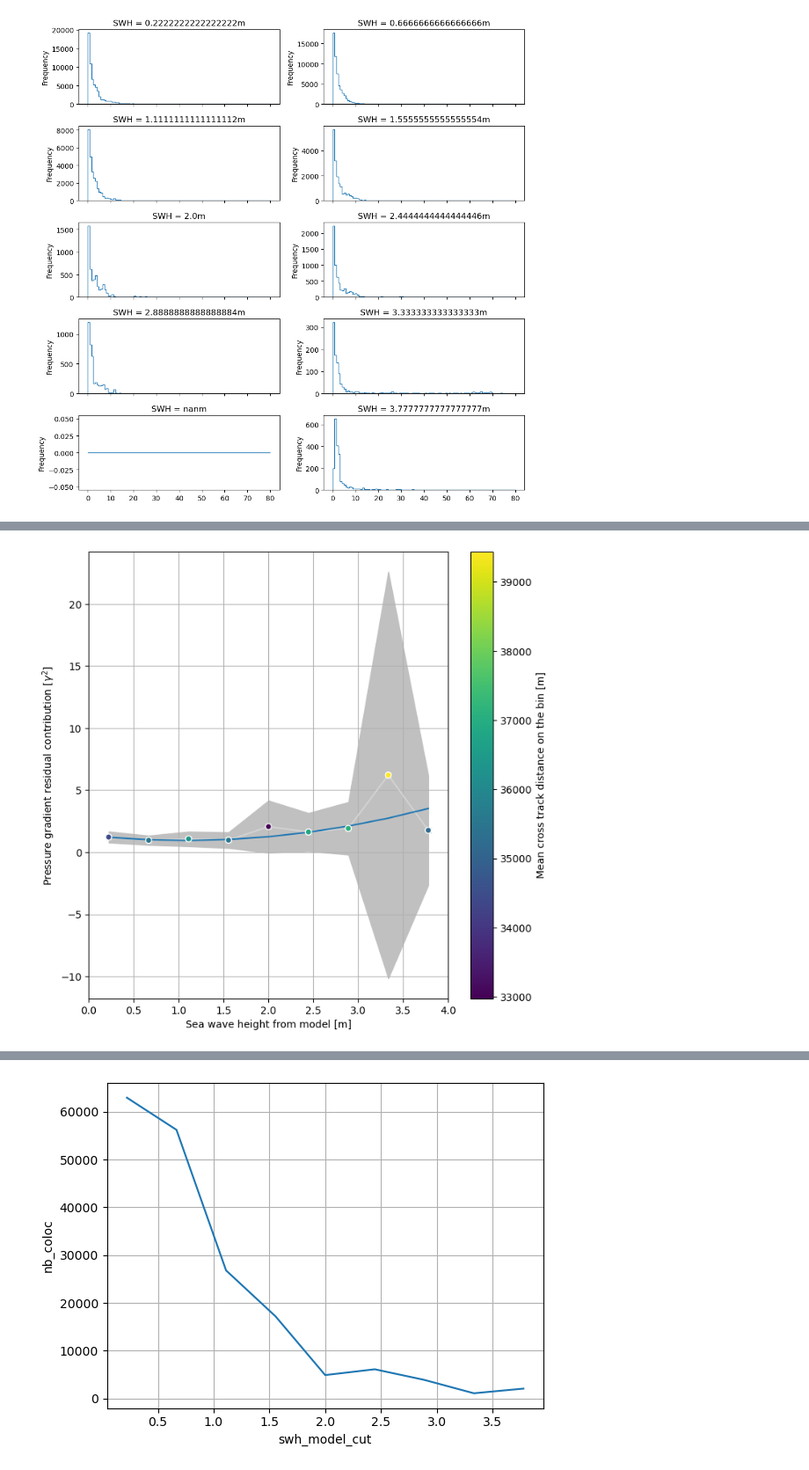
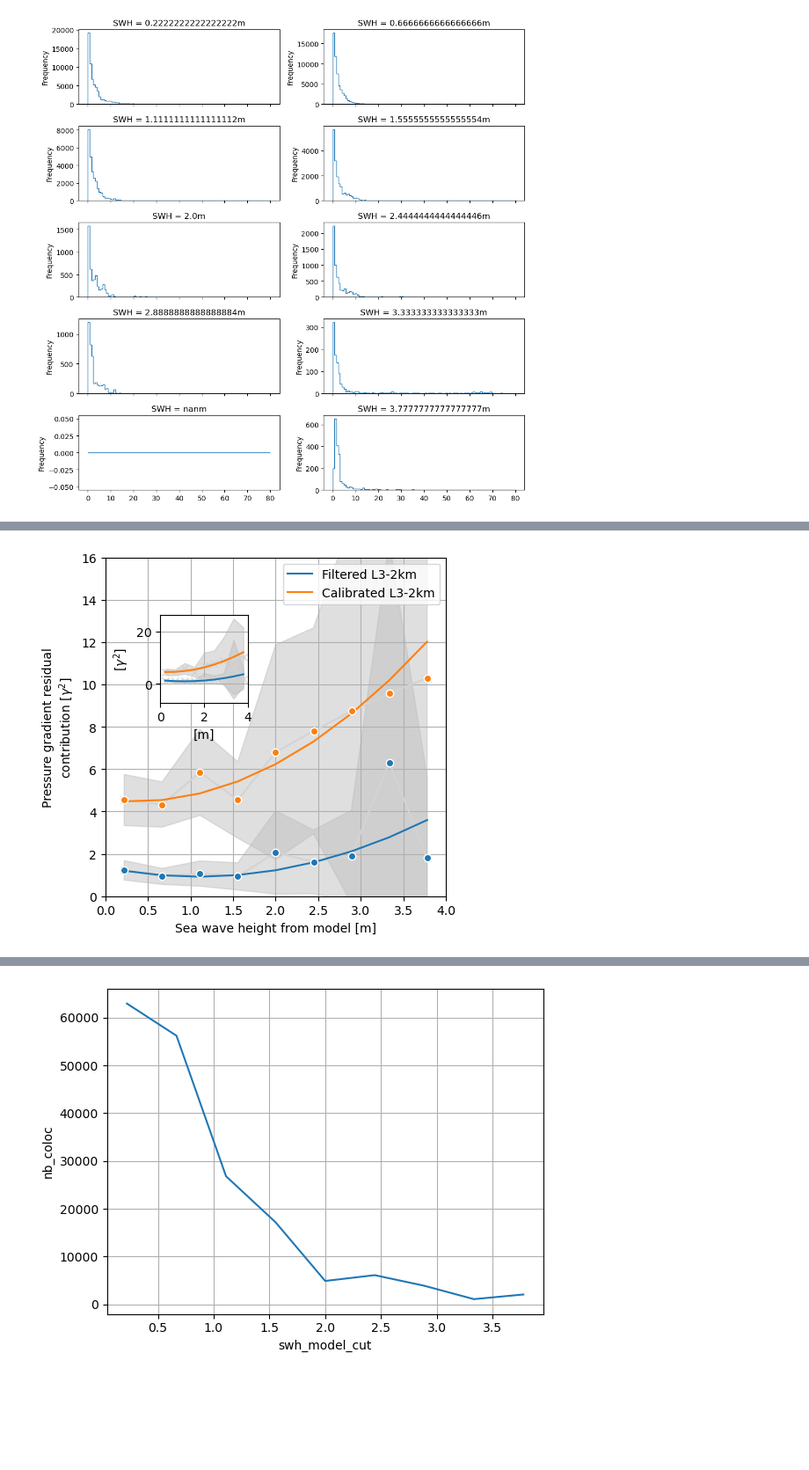
Before and after one commit to margot-demol/med_analysis, a Jupyter notebook: 10_swot_capabilities_diags/22_seastate_duacs.ipynb, the cells around one changed output, grey strips where cells are left out. Shown at 88% size. Cells and saved outputs as stored; diff of their text form; code cells hidden in the pictures; blank space fills up the shorter version.

Commit message:
update figures for manuscript

```diff
--- a/10_swot_capabilities_diags/22_seastate_duacs.ipynb
+++ b/10_swot_capabilities_diags/22_seastate_duacs.ipynb
@@ -209,7 +214,7 @@ def plot_join_pdfs(ds, x, y, binx=100, biny=100):
     ax_histx.set_xlabel('')
     fig.tight_layout(rect=[0, 0, 1, 1])  # left, bottom, right, top (default is 0,0,1,1)
 # %%
-dfr = DSr.to_dataframe().reset_index().set_index('row_number')
+dfr = DSr.isel(id_comb=0).to_dataframe().reset_index().set_index('row_number')
 dfs = pd.read_csv(os.path.join(zarr_dir, 'coloc_files', 'alti',f'alticoloc_{alti_product_key}_general_'+colocs_sources+'.csv')).set_index('row_number')
 dfs['abs_cross_track_distance'] = abs(dfs['cross_track_distance'])
 
@@ -217,6 +222,14 @@ dfrr = pd.concat([dfs[['swh_model', 'abs_cross_track_distance', 'ssh_karin_uncer
 
 dss = dfrr.to_xarray()
 #plot_join_pdfs(dss, 'swh_model', 'abs_cross_track_distance', binx=100, biny=100)
+# %%
+dfr = DSr.isel(id_comb=1).to_dataframe().reset_index().set_index('row_number')
+dfs = pd.read_csv(os.path.join(zarr_dir, 'coloc_files', 'alti',f'alticoloc_{alti_product_key}_general_'+colocs_sources+'.csv')).set_index('row_number')
+dfs['abs_cross_track_distance'] = abs(dfs['cross_track_distance'])
+
+dfrrc = pd.concat([dfs[['swh_model', 'abs_cross_track_distance', 'ssh_karin_uncert']], dfr], axis=1).dropna()
+
+dssc = dfrrc.to_xarray()
 # %%
 fig, ax = plt.subplots(1,1, figsize = (2, 6), frameon=False)
 dfrr[dfrr.time_to_swot/pd.Timedelta('1h')<3].swh_model.hist(ax=ax, bins=20)
@@ -345,6 +345,16 @@ dfswh['swh_model_cut'] = pd.cut(dfswh['swh_model'], swh_dist_bins, labels=(swh_d
 dsswh = compute_variance_groupby(dfswh, groupby = 'swh_model_cut', dirname = ('x', 'y'), compute_error =compute_error, vars_errors = ['Ex_ggd', 'Ey_ggd'] )
 dsswh['meanbin_abs_cross_track_distance'] = dfswh.groupby('swh_model_cut', observed=False).abs_cross_track_distance.mean().dropna().to_xarray()
 dsswh = dsswh.where(dsswh.nb_coloc>0).dropna('swh_model_cut')
+
+compute_error = 'centrallimit'
+#compute_error = 'bootstrap'
+
+dfswhc = dfrrc[(dfrrc.abs_cross_track_distance>20e3) & (dfrrc.abs_cross_track_distance<50e3)]
+swh_dist_bins = np.linspace(0, 4, 10)
+dfswhc['swh_model_cut'] = pd.cut(dfswhc['swh_model'], swh_dist_bins, labels=(swh_dist_bins[1:] + swh_dist_bins[:-1])/2)
+dsswhc = compute_variance_groupby(dfswhc, groupby = 'swh_model_cut', dirname = ('x', 'y'), compute_error =compute_error, vars_errors = ['Ex_ggd', 'Ey_ggd'] )
+dsswhc['meanbin_abs_cross_track_distance'] = dfswhc.groupby('swh_model_cut', observed=False).abs_cross_track_distance.mean().dropna().to_xarray()
+dsswhc = dsswhc.where(dsswhc.nb_coloc>0).dropna('swh_model_cut')
 # %% [output]
 A value is trying to be set on a copy of a slice from a DataFrame.
 Try using .loc[row_indexer,col_indexer] = value instead
@@ -429,20 +479,81 @@ URLError: <urlopen error [Errno 101] Network is unreachable>
 # %%
 plt.rcParams["axes.edgecolor"] = "k"
-fig, ax = plt.subplots(1, 1, figsize=(8,8), frameon=False)
+fig, ax2 = plt.subplots(1, 1, figsize=(5,5), frameon=False)
+# These are in unitless percentages of the figure size. (0,0 is bottom left)
+left, bottom, width, height = [0.25, 0.55, 0.2, 0.2]
+ax = fig.add_axes([left, bottom, width, height])
+
+
+##INSET##
+
 dsswh['E_ggd'] = dsswh.Ex_ggd + dsswh.Ey_ggd
 dsswh['er__E_ggd'] = dsswh.er__Ex_ggd + dsswh.er__Ey_ggd
 dsswh.E_ggd.plot(ax=ax, marker = 'x', c='lightgrey')
-plot_error(dsswh, 'swh_model_cut', 'E_ggd', ax=ax, suf='er__')
-sc = dsswh.plot.scatter(x = 'swh_model_cut', y='E_ggd', c=dsswh.meanbin_abs_cross_track_distance,zorder=10)
-plt.colorbar(sc, label ='Mean cross track distance on the bin [m]')
+plot_error(dsswh, 'swh_model_cut', 'E_ggd', ax=ax, suf='er__', alpha=0.5)
+#sc = dsswh.plot.scatter(x = 'swh_model_cut', y='E_ggd', c=dsswh.meanbin_abs_cross_track_distance/1e3, vmin=30, vmax=40, zorder=10)
+#sc = dsswh.plot.scatter(x = 'swh_model_cut', y='E_ggd',  zorder=10)
+
+#plt.colorbar(sc, label ='Mean cross track distance on the bin [km]')
 
 c = dsswh.where(dsswh.swh_model_cut<2).swh_model_cut
 coef = np.polyfit(c, dsswh.E_ggd,2, w =dsswh.nb_coloc )
-ax.plot(c, coef[0]*c**2  +coef[1]*c +coef[2])
+ax.plot(c, coef[0]*c**2  +coef[1]*c +coef[2], label='Filtered L3-2km')
+
+
+plt.rcParams["axes.edgecolor"] = "k"
+dsswhc['E_ggd'] = dsswhc.Ex_ggd + dsswhc.Ey_ggd
+dsswhc['er__E_ggd'] = dsswhc.er__Ex_ggd + dsswhc.er__Ey_ggd
+dsswhc.E_ggd.plot(ax=ax, marker = 'x', c='lightgrey')
+plot_error(dsswhc, 'swh_model_cut', 'E_ggd', ax=ax, suf='er__', alpha=0.5)
+#sc = dsswhc.plot.scatter(x = 'swh_model_cut', y='E_ggd', c=dsswhc.meanbin_abs_cross_track_distance/1e3,zorder=10)
+#sc = dsswhc.plot.scatter(x = 'swh_model_cut', y='E_ggd',zorder=10)
+#plt.colorbar(sc, label ='Mean cross track distance on the bin [km]')
+
+c = dsswhc.where(dsswhc.swh_model_cut<2).swh_model_cut
+coef = np.polyfit(c, dsswhc.E_ggd,2, w =dsswhc.nb_coloc )
+ax.plot(c, coef[0]*c**2  +coef[1]*c +coef[2], label='Calibrated L3-2km')
 
 
 ax.grid()
-ax.set_ylabel(r'Pressure gradient residual contribution [$\gamma^2$]')
-ax.set_xlabel(r'Sea wave height from model [m]')
+#ax.set_ylabel(r'Pressure gradient residual contribution [$\gamma^2$]')
+#ax.set_xlabel(r'Sea wave height from ECMWF model [m]')
+ax.set_ylabel(r'[$\gamma^2$]')
+ax.set_xlabel(r'[m]')
 ax.set_xlim(0, 4)
+
+### MAIN ###
+
+dsswh.E_ggd.plot(ax=ax2, marker = 'x', c='lightgrey')
+plot_error(dsswh, 'swh_model_cut', 'E_ggd', ax=ax2, suf='er__', alpha=0.5)
+#sc = dsswh.plot.scatter(x = 'swh_model_cut', y='E_ggd', c=dsswh.meanbin_abs_cross_track_distance/1e3, vmin=30, vmax=40, zorder=10)
+sc = dsswh.plot.scatter(x = 'swh_model_cut', y='E_ggd', ax=ax2, zorder=10)
+
+#plt.colorbar(sc, label ='Mean cross track distance on the bin [km]')
+
+c = dsswh.where(dsswh.swh_model_cut<2).swh_model_cut
+coef = np.polyfit(c, dsswh.E_ggd,2, w =dsswh.nb_coloc )
+ax2.plot(c, coef[0]*c**2  +coef[1]*c +coef[2], label='Filtered L3-2km')
+
+
+plt.rcParams["axes.edgecolor"] = "k"
+
+dsswhc.E_ggd.plot(ax=ax2, marker = 'x', c='lightgrey')
+plot_error(dsswhc, 'swh_model_cut', 'E_ggd', ax=ax2, suf='er__', alpha=0.5)
+#sc = dsswhc.plot.scatter(x = 'swh_model_cut', y='E_ggd', c=dsswhc.meanbin_abs_cross_track_distance/1e3,zorder=10)
+sc = dsswhc.plot.scatter(x = 'swh_model_cut', y='E_ggd', ax=ax2,zorder=10)
+#plt.colorbar(sc, label ='Mean cross track distance on the bin [km]')
+
+c = dsswhc.where(dsswhc.swh_model_cut<2).swh_model_cut
+coef = np.polyfit(c, dsswhc.E_ggd,2, w =dsswhc.nb_coloc )
+ax2.plot(c, coef[0]*c**2  +coef[1]*c +coef[2], label='Calibrated L3-2km')
+
+
+
+
+ax2.grid()
+ax2.set_ylabel('Pressure gradient residual\n'+r'contribution [$\gamma^2$]')
+ax2.set_xlabel(r'Sea wave height from model [m]')
+ax2.set_xlim(0, 4)
+ax2.legend()
+ax2.set_ylim(0, 16)
 # %% [output]
@@ -450 +561 @@ ax.set_xlim(0, 4)
-[figure, old version]
+[figure, new version]
```
Also changed, not shown: parts of 9 cells of this notebook, 28 other files.
